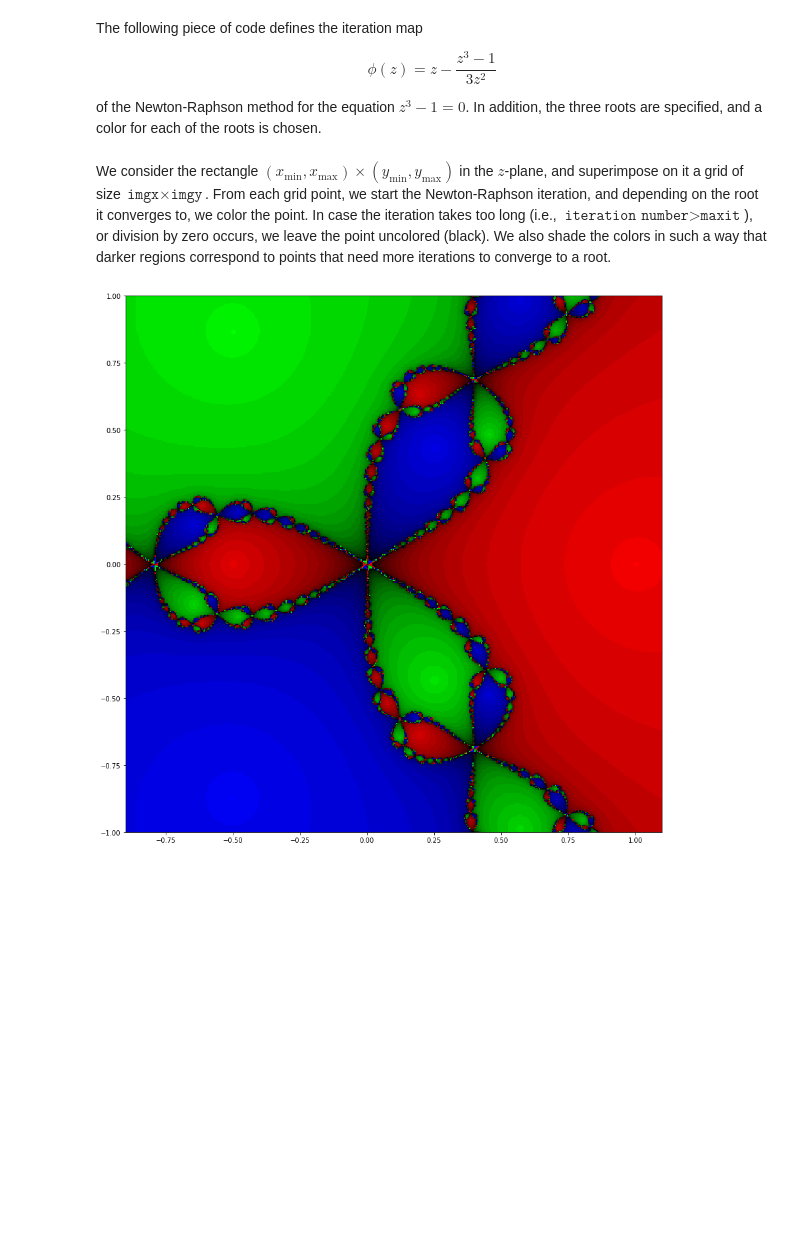
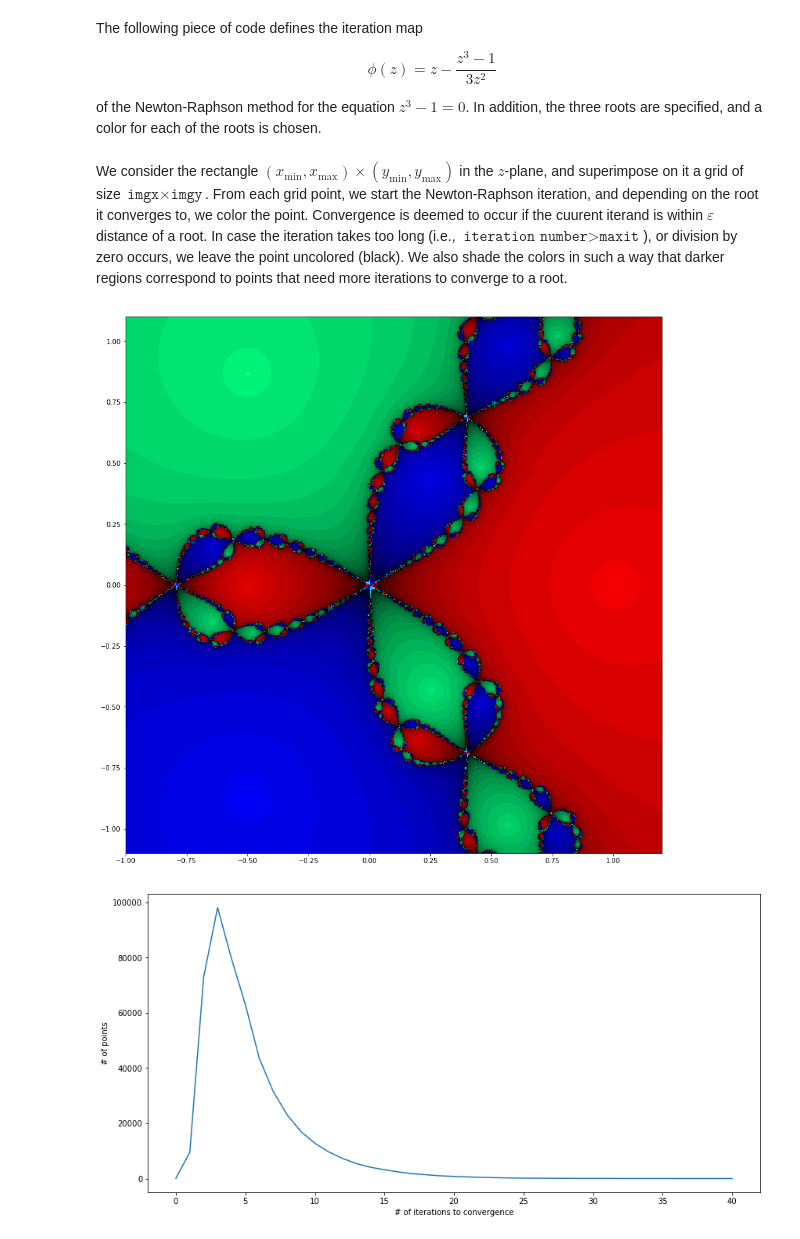
Before and after one commit to m4wright/power, a Jupyter notebook: newton.ipynb, the cells around one changed output. Saved outputs shown, nothing was run; the diff lists cells and outputs as text; code cells hidden in the pictures; blank space fills up the shorter version.

```diff
--- a/newton.ipynb
+++ b/newton.ipynb
@@ -17,44 +17,54 @@ def phi(z):
 #cubic roots of 1
 zz=[1,complex(-.5,.5*np.sqrt(3)),complex(-.5,-.5*np.sqrt(3))]
 #corresponding colors
-cc=[[1,0,0],[0,1,0],[0,0,1]]
+cc=[[1,0,0],[0,1,.5],[0,0,1]]
 # %% [markdown]
-We consider the rectangle $(x_{\textrm{min}},x_{\textrm{max}})\times(y_{\textrm{min}},y_{\textrm{max}})$ in the $z$-plane, and superimpose on it a grid of size $\texttt{imgx}\times\texttt{imgy}$. From each grid point, we start the Newton-Raphson iteration, and depending on the root it converges to, we color the point. In case the iteration takes too long (i.e., $\texttt{iteration number} > \texttt{maxit}$), or division by zero occurs, we leave the point uncolored (black). We also shade the colors in such a way that darker regions correspond to points that need more iterations to converge to a root.
+We consider the rectangle $(x_{\textrm{min}},x_{\textrm{max}})\times(y_{\textrm{min}},y_{\textrm{max}})$ in the $z$-plane, and superimpose on it a grid of size $\texttt{imgx}\times\texttt{imgy}$. From each grid point, we start the Newton-Raphson iteration, and depending on the root it converges to, we color the point. Convergence is deemed to occur if the cuurent iterand is within $\varepsilon$ distance of a root. In case the iteration takes too long (i.e., $\texttt{iteration number} > \texttt{maxit}$), or division by zero occurs, we leave the point uncolored (black). We also shade the colors in such a way that darker regions correspond to points that need more iterations to converge to a root.
 # %%
-xmin = -.9
-xmax = 1.1
-ymin = -1.
-ymax = 1.
+xmin = -1.
+xmax = 1.2
+ymin = -1.1
+ymax = 1.1
 eps = .0001
-maxit = 100
-imgx = 500
-imgy = 500
+maxit = 40
+imgx = 700
+imgy = 700
 img = np.zeros((imgy,imgx,3))
 a = (xmax-xmin)/imgx
 b = (ymax-ymin)/imgy
+h = np.zeros(maxit+1)
 sit=20
 f = 1./sit
 for i in range(imgy):
     for j in range(imgx):
         x=xmin+a*j
         y=ymax-b*i
         z0=complex(x,y)
         for k in range(maxit):
-            if(abs(z0)<eps):
+            if abs(z0)<eps:
+                h[maxit]+=1
                 break
             z=phi(z0)
             con=False
             for l in range(len(zz)):
-                if(abs(z-zz[l])<eps):
+                if abs(z-zz[l])<eps:
                     con=True
                     break
             if(con):
                 img[i,j]=[(sit-k)*f*c for c in cc[l]]
+                h[k]+=1
                 break
             z0=z
+        if k==maxit: h[maxit]+=1
 plt.figure(figsize=(15,15))
 plt.imshow(img,extent=[xmin,xmax,ymin,ymax])
 plt.show()
-#scipy.misc.imsave('newt.png', img)
+scipy.misc.imsave('newt.png', img)
+plt.figure(figsize=(14,7))
+plt.plot(range(maxit+1),h)
+plt.xlabel('# of iterations to convergence')
+plt.ylabel('# of points')
+plt.show()
 # %% [output]
-[figure, old version]
+[figure, new version]
+[figure, added]
```
